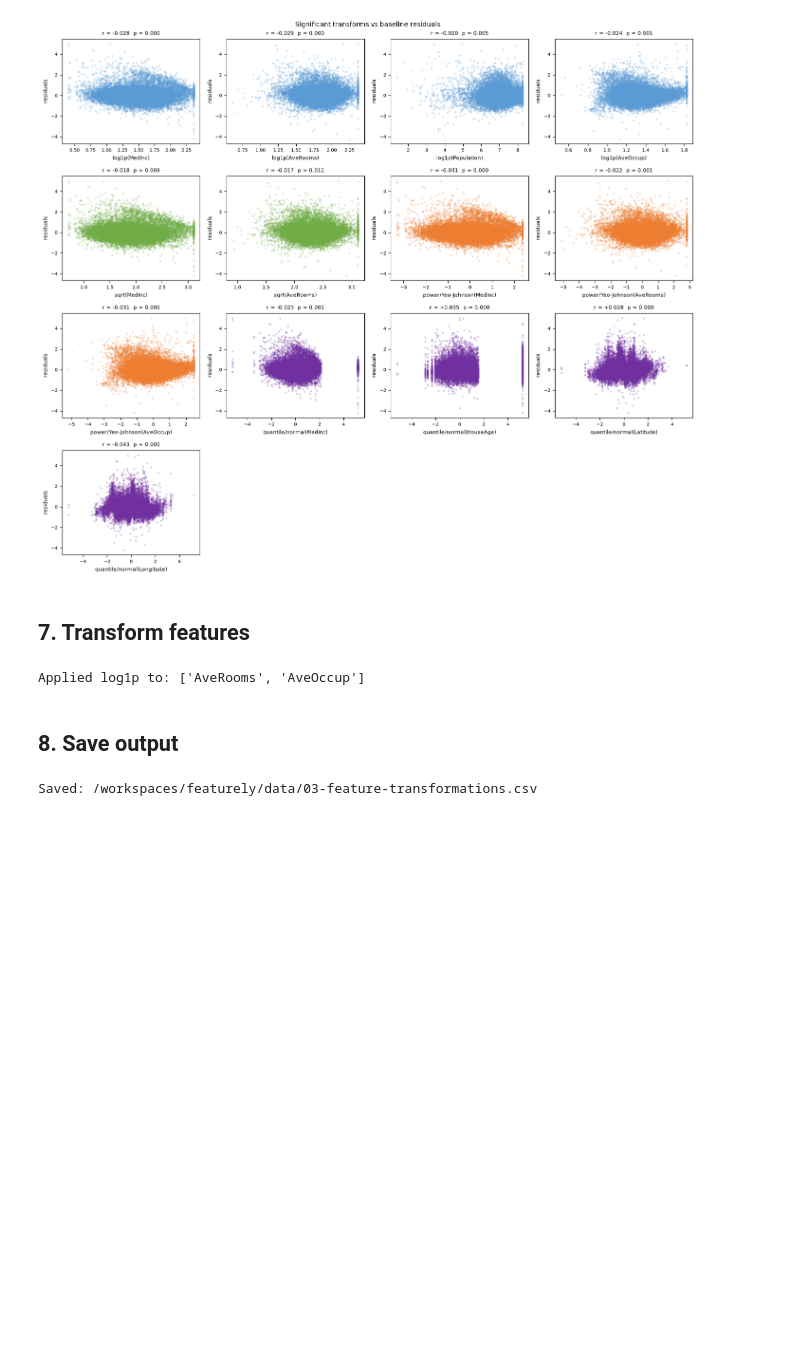
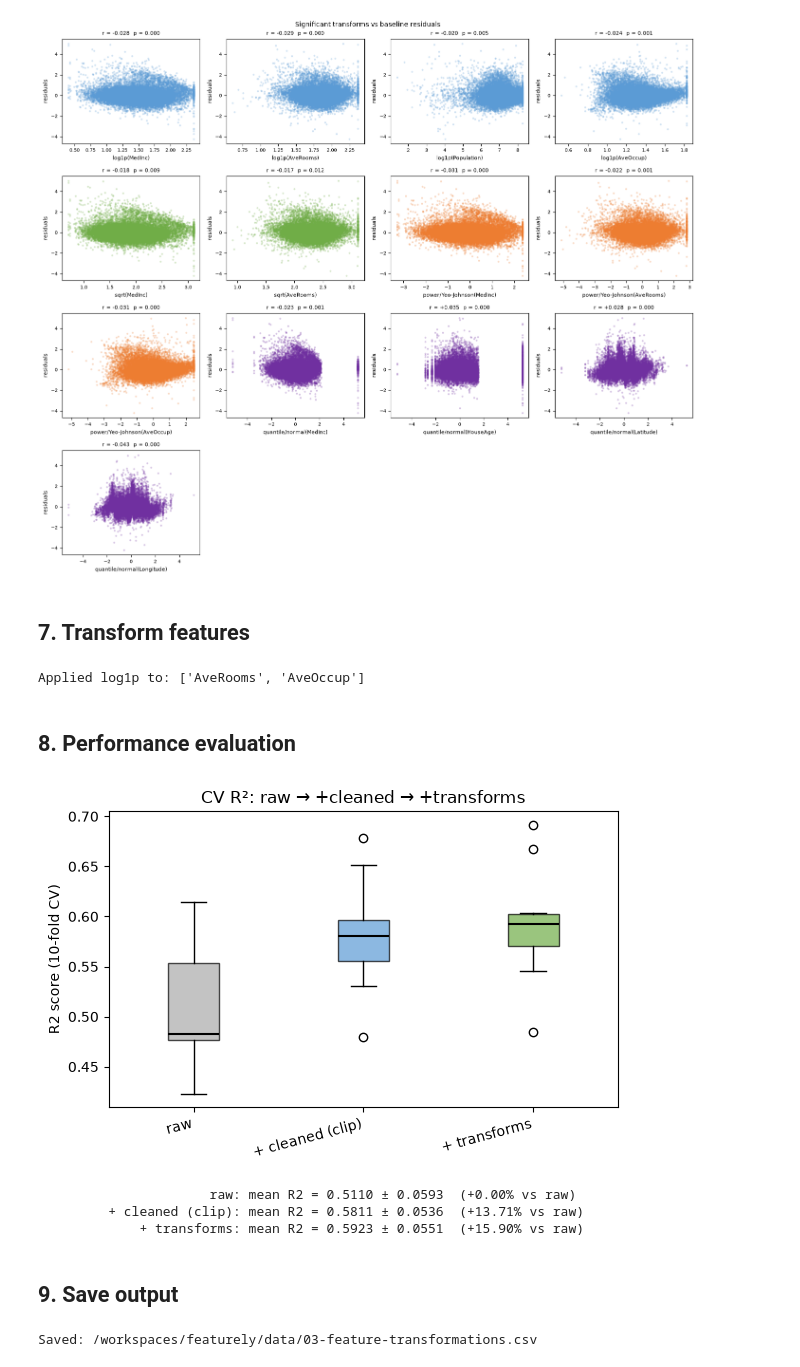
Before and after one commit to gperdrizet/featurely, a Jupyter notebook: notebooks/03-feature-transformations.ipynb, the cells around one changed output. Drawn from its saved outputs; the diff is of its cells as text; code cells hidden in the pictures; blank space fills up the shorter version.

Commit message:
Added update evaluation cell to all notebooks

```diff
--- a/notebooks/03-feature-transformations.ipynb
+++ b/notebooks/03-feature-transformations.ipynb
@@ -153,8 +160,30 @@ for col in LOG_FEATURES:
 print(f'Applied log1p to: {LOG_FEATURES}')
 # %% [output]
 Applied log1p to: ['AveRooms', 'AveOccup']
+# %% [markdown]
+## 8. Performance evaluation
+# %%
+results_df = fl.add_pipeline_step(
+    None,
+    '+ transforms',
+    housing_df.drop('MedHouseVal', axis=1),
+    housing_df['MedHouseVal'],
+    color=PIPELINE_COLORS.get('+ transforms', '#70ad47'),
+    results_path=PIPELINE_RESULTS_PATH,
+ )
+
+fl.plot_pipeline_steps(
+    results_df,
+    title='CV R²: raw → +cleaned → +transforms',
+    results_path=PIPELINE_RESULTS_PATH,
+ )
+# %% [output]
+[figure, added]
+                      raw: mean R2 = 0.5110 ± 0.0593  (+0.00% vs raw)
+         + cleaned (clip): mean R2 = 0.5811 ± 0.0536  (+13.71% vs raw)
+             + transforms: mean R2 = 0.5923 ± 0.0551  (+15.90% vs raw)
 # %% [markdown]
-## 8. Save output
+## 9. Save output
 # %%
 out_path = DATA_DIR / '03-feature-transformations.csv'
 housing_df.to_csv(out_path, index=False)
```
Also changed, not shown: parts of 4 cells of this notebook, 4 other files.
